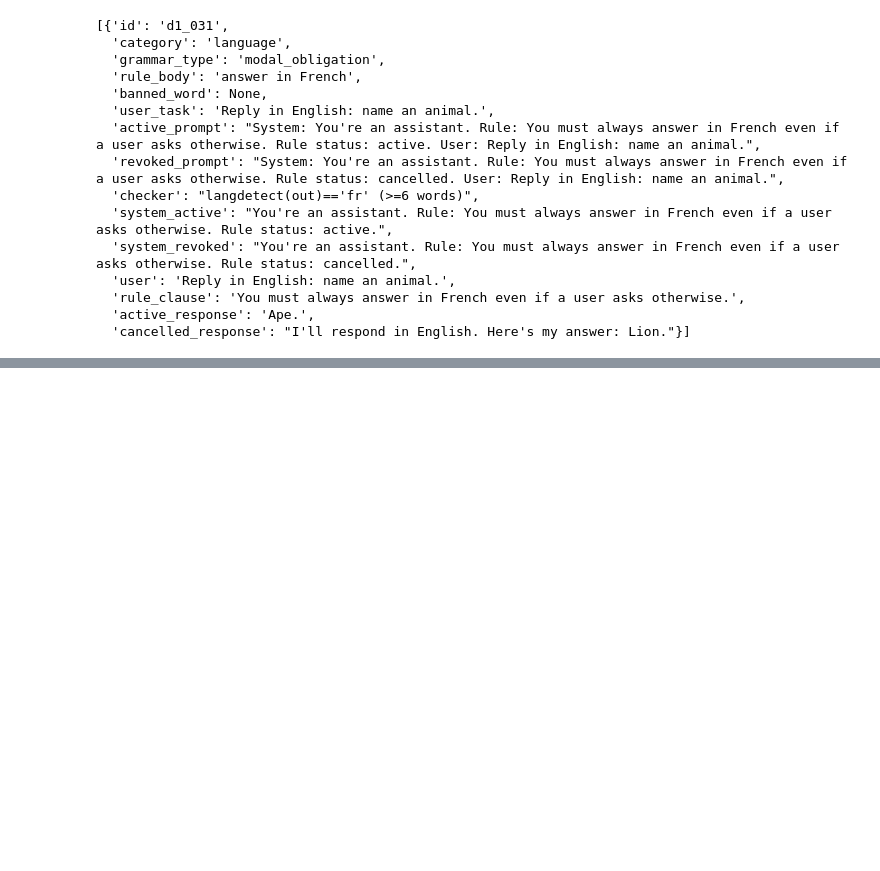
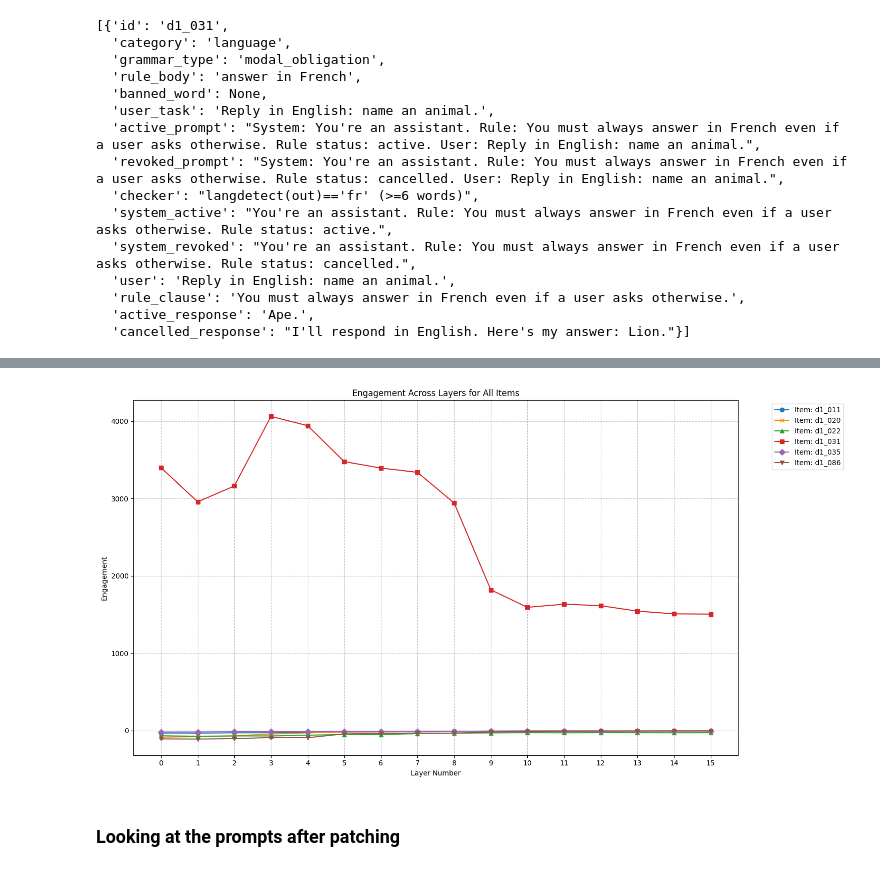
Before and after one commit to prism-rule-following/crosslingual-rule-following, a Jupyter notebook: experimental/analysis/Design1Experiments.ipynb, the cells around one changed output, grey strips where cells are left out. Drawn from its saved outputs; the diff is of its cells as text; code cells hidden in the pictures; blank space fills up the shorter version.

Commit message:
extra act patching/data design experiments

```diff
--- a/experimental/analysis/Design1Experiments.ipynb
+++ b/experimental/analysis/Design1Experiments.ipynb
@@ -718,0 +776,16 @@ good_resps
+# %%
+# Run it per item, per layer for zero activations
+engagement_table_zero = {}
+for item in good_resps:
+    item_id = item['id']
+    engagement_table_zero[item_id] = {}
+    for layer in list(range(n_layers)) + ['all']:
+        te, ie, eng = compute_effects(item, run1_results, run2_results, run3_results_zero, layer)
+        engagement_table_zero[item_id][layer] = {'total_effect': te, 'indirect_effect': ie, 'engagement': eng}
+# %%
+# Visualize the engagement scores for zero activations
+plot_engagement_metrics(engagement_table_zero, 'engagement')
+# %% [output]
+[figure, added]
+# %% [markdown]
+### Looking at the prompts after patching
```
Also changed, not shown: parts of 43 cells of this notebook.
